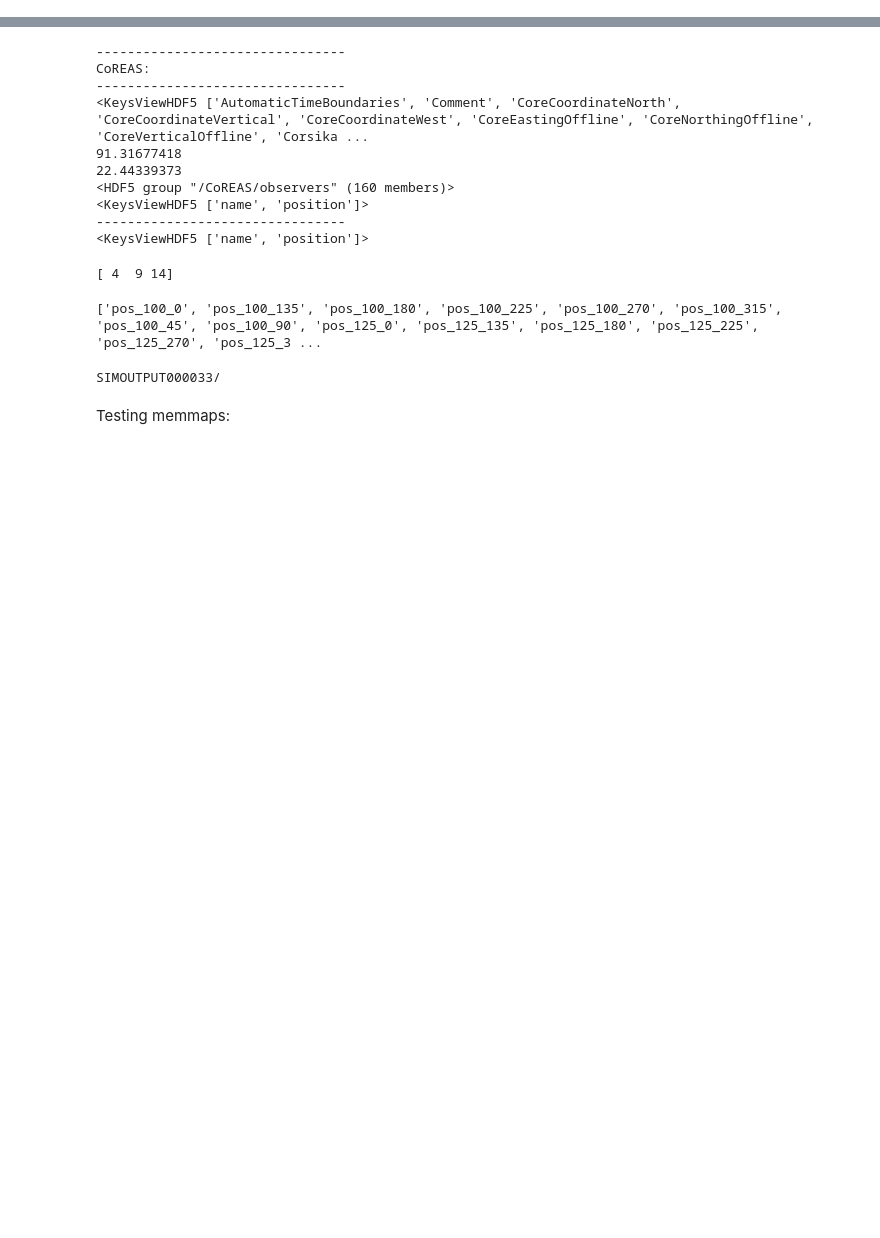
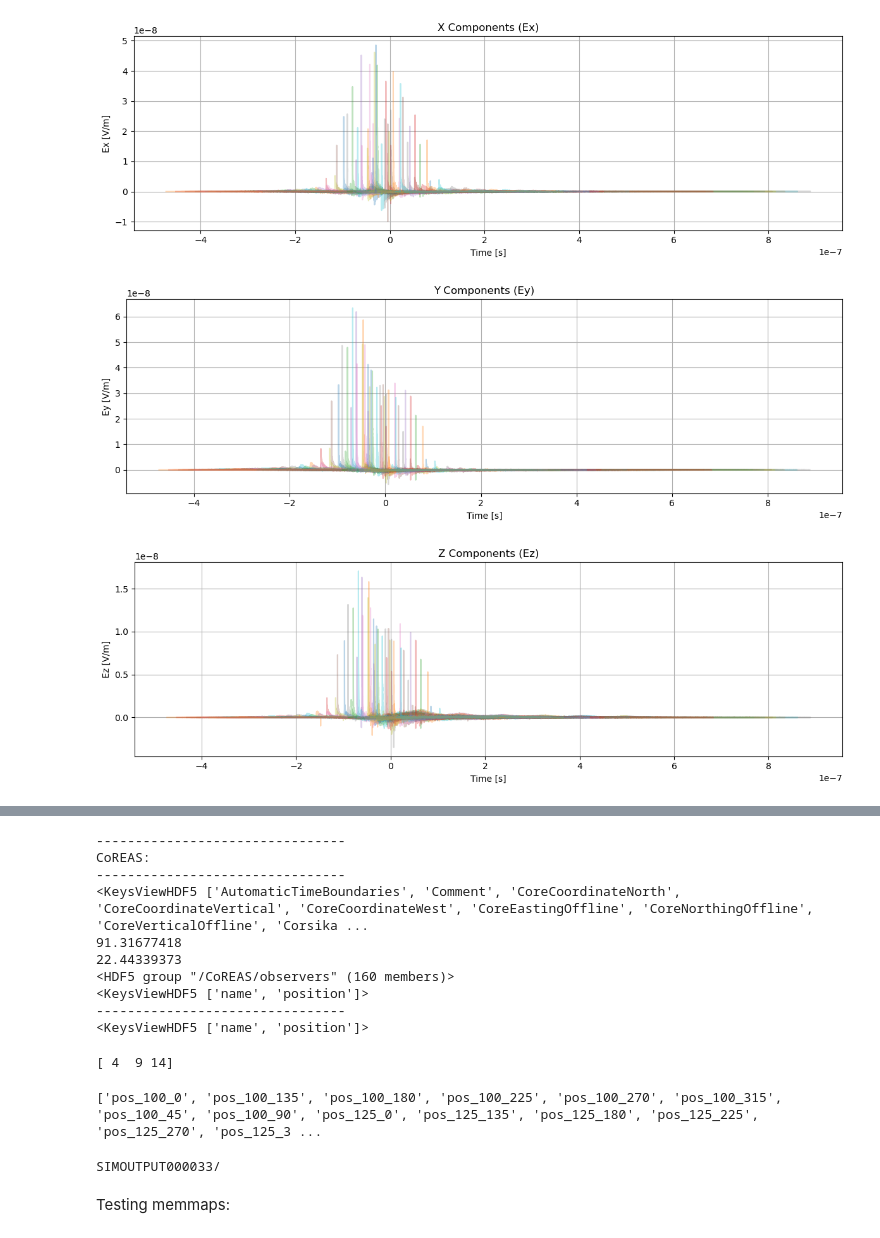
Before and after one commit to sqwepy/radio_nn, a Jupyter notebook: test.ipynb, the cells around one changed output, grey strips where cells are left out. Drawn from its saved outputs; the diff is of its cells as text; code cells hidden in the pictures; blank space fills up the shorter version.

```diff
--- a/test.ipynb
+++ b/test.ipynb
@@ -39,0 +168,51 @@ plt.show()
+# %%
+import h5py
+import matplotlib.pyplot as plt
+
+file_name = f"/home/denis/radio_nn/HDF5_vs_PREDICTED/original/188216458/0/proton/SIM000018.hdf5"
+
+with h5py.File(file_name, "r") as f_h5:
+    observers = f_h5['CoREAS']['observers']
+
+    # Plot X components
+    plt.figure(figsize=(12, 4))
+    for pos in observers:
+        time = observers[pos][:, 0]
+        X = observers[pos][:, 1]
+        plt.plot(time, X, alpha=0.3)
+    plt.title("X Components (Ex)")
+    plt.xlabel("Time [s]")
+    plt.ylabel("Ex [V/m]")
+    plt.grid(True)
+    plt.tight_layout()
+    plt.show()
+
+    # Plot Y components
+    plt.figure(figsize=(12, 4))
+    for pos in observers:
+        time = observers[pos][:, 0]
+        Y = observers[pos][:, 2]
+        plt.plot(time, Y, alpha=0.3)
+    plt.title("Y Components (Ey)")
+    plt.xlabel("Time [s]")
+    plt.ylabel("Ey [V/m]")
+    plt.grid(True)
+    plt.tight_layout()
+    plt.show()
+
+    # Plot Z components
+    plt.figure(figsize=(12, 4))
+    for pos in observers:
+        time = observers[pos][:, 0]
+        Z = observers[pos][:, 3]
+        plt.plot(time, Z, alpha=0.3)
+    plt.title("Z Components (Ez)")
+    plt.xlabel("Time [s]")
+    plt.ylabel("Ez [V/m]")
+    plt.grid(True)
+    plt.tight_layout()
+    plt.show()
+# %% [output]
+[figure, added]
+[figure, added]
+[figure, added]
```
Also changed, not shown: parts of 5 cells of this notebook, 1 other file.
